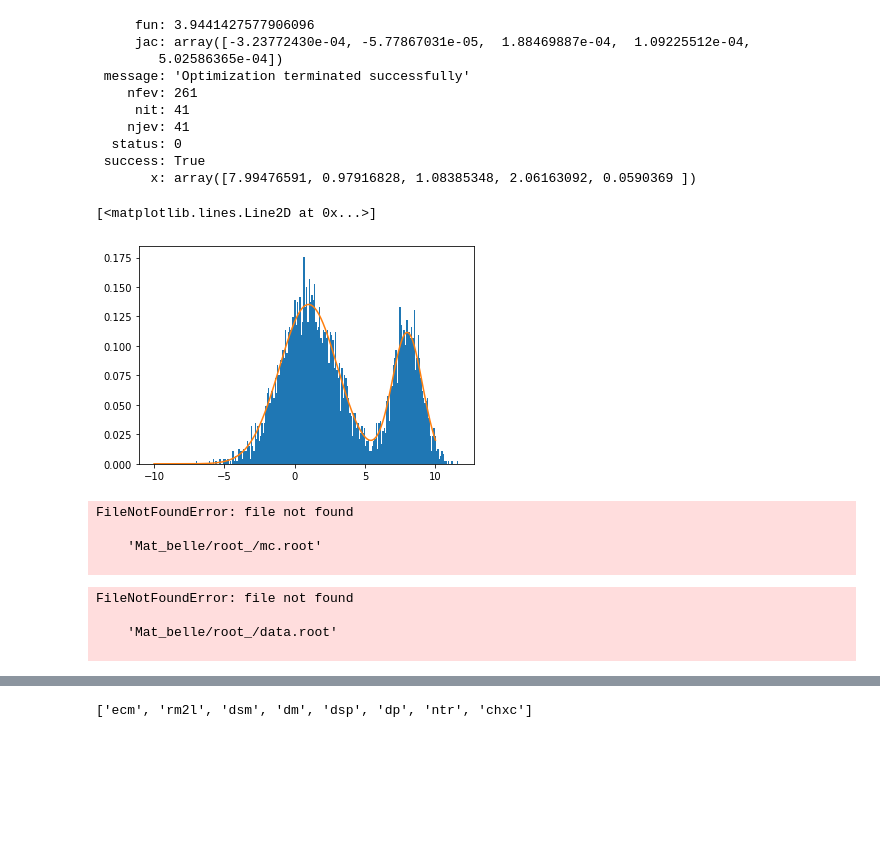
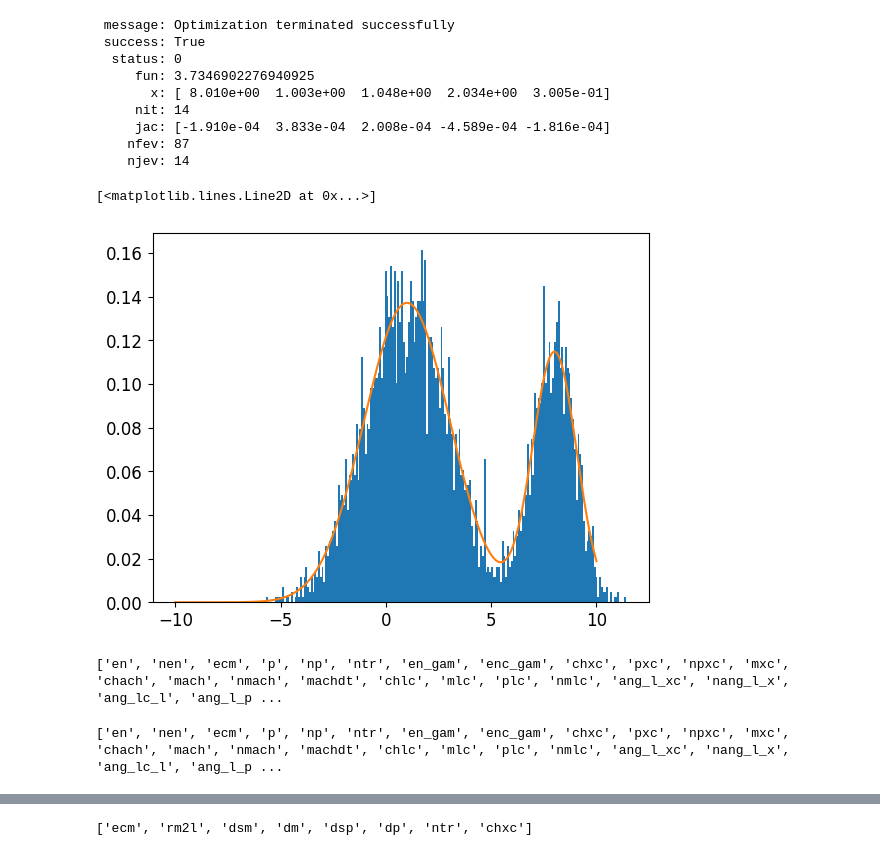
Before and after one commit to Clai101/data_ref, a Jupyter notebook: ref.ipynb, the cells around one changed output, grey strips where cells are left out. Cells and saved outputs as stored; diff of their text form; code cells hidden in the pictures; blank space fills up the shorter version.

Commit message:
beauty_plots

```diff
--- a/ref.ipynb
+++ b/ref.ipynb
@@ -35,46 +68,39 @@ zipp                 3.6.0
 # %%
 N = 5000
 tau = 0.3
 x = np.concatenate((np.random.normal(8, 1, int(N*tau)), np.random.normal(1, 2, int(N*(1-tau)))))
 plt.hist(x, density=True, bins=200)
 counts, bin_edges = np.histogram(x, bins=15)
 bin_centers = bin_edges[:-1] + np.diff(bin_edges) / 2
 f = lambda x, mu1, mu2, s1, s2, tau: gaussian(x, mu1, s1)*tau + gaussian(x, mu2, s2)*(1-tau)
-args, _ = max_bin_lik(f, bin_centers, counts, (5, 2, 1, 1, 0.5))
+args, _ = max_bin_lik(f, bin_centers, counts, (8, 2, 1, 1, 0.5))
 xx = np.linspace(-10, 10, 1000)
-plt.plot(xx, f(xx, *args)/_)
+plt.plot(xx, f(xx, *args))
 # %% [output]
-     fun: 3.9441427577906096
-     jac: array([-3.23772430e-04, -5.77867031e-05,  1.88469887e-04,  1.09225512e-04,
-        5.02586365e-04])
- message: 'Optimization terminated successfully'
-    nfev: 261
-     nit: 41
-    njev: 41
+ message: Optimization terminated successfully
+ success: True
   status: 0
- success: True
-       x: array([7.99476591, 0.97916828, 1.08385348, 2.06163092, 0.0590369 ])
+     fun: 3.7346902276940925
+       x: [ 8.010e+00  1.003e+00  1.048e+00  2.034e+00  3.005e-01]
+     nit: 14
+     jac: [-1.910e-04  3.833e-04  2.008e-04 -4.589e-04 -1.816e-04]
+    nfev: 87
+    njev: 14
 [<matplotlib.lines.Line2D at 0x...>]
-[figure, old version]
+[figure, new version]
 # %%
-fname = "Mat_belle/root_/mc.root"
-tupl2 = uproot4.open(fname)['h1']
+fname = "mc.root"
+tupl2 = uproot.open(fname)['h1']
 tkeys = tupl2.keys()
 print(tkeys)
 mc = tupl2.arrays(library='pd')
 # %% [output]
-FileNotFoundError: file not found
-
-    'Mat_belle/root_/mc.root'
-
+['en', 'nen', 'ecm', 'p', 'np', 'ntr', 'en_gam', 'enc_gam', 'chxc', 'pxc', 'npxc', 'mxc', 'chach', 'mach', 'nmach', 'machdt', 'chlc', 'mlc', 'plc', 'nmlc', 'ang_l_xc', 'nang_l_x', 'ang_lc_l', 'ang_l_p ...
 # %%
-fname = "Mat_belle/root_/data.root"
+fname = "data.root"
 tupl2 = uproot.open(fname)['h1']
 tkeys = tupl2.keys()
 print(tkeys)
 re = tupl2.arrays(library='pd')
 # %% [output]
-FileNotFoundError: file not found
-
-    'Mat_belle/root_/data.root'
-
+['en', 'nen', 'ecm', 'p', 'np', 'ntr', 'en_gam', 'enc_gam', 'chxc', 'pxc', 'npxc', 'mxc', 'chach', 'mach', 'nmach', 'machdt', 'chlc', 'mlc', 'plc', 'nmlc', 'ang_l_xc', 'nang_l_x', 'ang_lc_l', 'ang_l_p ...
```
Also changed, not shown: parts of 30 cells of this notebook, 25 other files.
